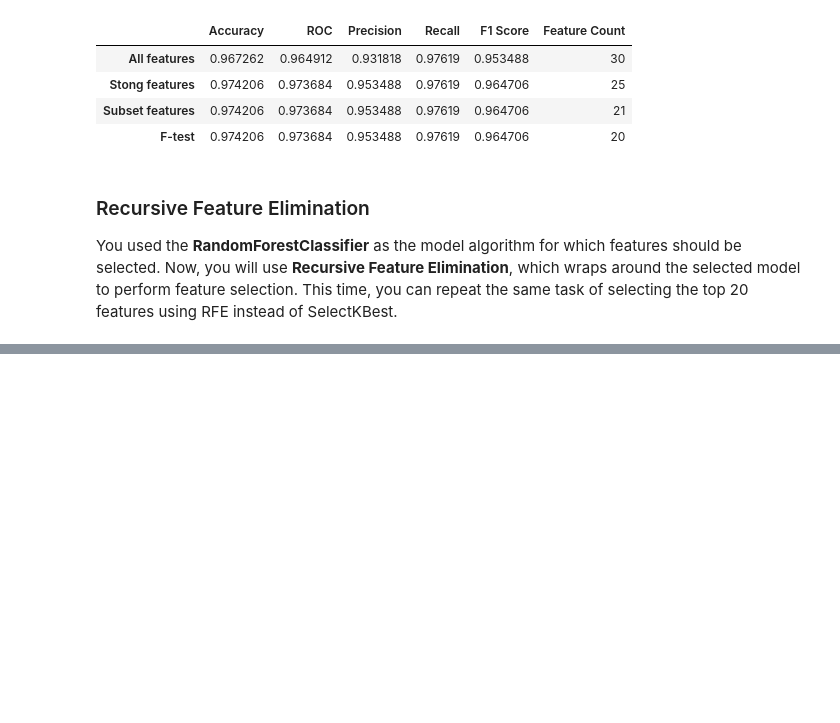
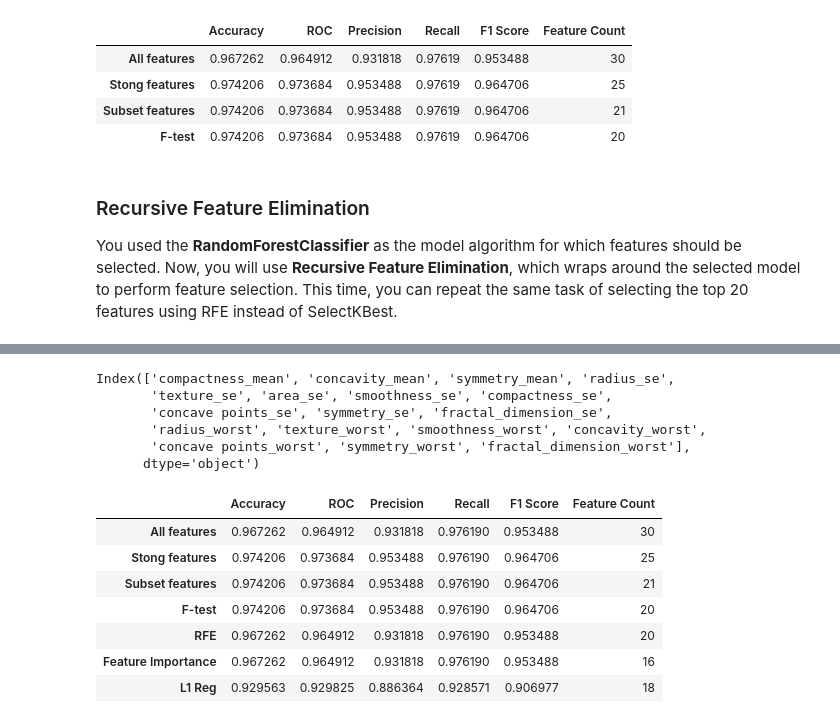
Before and after one commit to hsuyuming/Learning_ML, a Jupyter notebook: feature_selection/w2_lab_3_feature_selection.ipynb, the cells around one changed output, grey strips where cells are left out. Cells and saved outputs as stored; diff of their text form; code cells hidden in the pictures; blank space fills up the shorter version.

```diff
--- a/feature_selection/w2_lab_3_feature_selection.ipynb
+++ b/feature_selection/w2_lab_3_feature_selection.ipynb
@@ -390,0 +465,8 @@ def run_rfe():
+# %%
+# Calculate and check model metrics
+feat_imp_eval_df = evaluate_model_on_features(df[feature_imp_feature_names], Y)
+feat_imp_eval_df.index = ['Feature Importance']
+
+# Append to results and display
+results = results.append(feat_imp_eval_df)
+results.head(n=10)
@@ -390,0 +485,45 @@ def run_rfe():
+# %%
+def run_l1_regularization():
+    # Split train and test set
+    x_train, x_test, y_train, y_test = train_test_split(X, Y, test_size = 0.2,stratify=Y, random_state = 123)
+
+    # All features of dataset are float values. You normalize all features of the train and test dataset here.
+    scaler = StandardScaler().fit(x_train)
+    X_train_scaled = scaler.transform(x_train)
+    X_test_scaled = scaler.transform(x_test)
+
+    # Select L1 regulated features from LinearSVC output
+    selection = SelectFromModel(LinearSVC(C=1, penalty='l1', dual=False))
+    selection.fit(x_train_scaled, y_train)
+
+    feature_names = df.drop("diagnosis_int",1 ).columns[(selection.get_support())]
+
+    return feature_names
+# %%
+l1reg_feature_names = run_l1_regularization()
+# %%
+l1reg_feature_names
+# %% [output]
+Index(['compactness_mean', 'concavity_mean', 'symmetry_mean', 'radius_se',
+       'texture_se', 'area_se', 'smoothness_se', 'compactness_se',
+       'concave points_se', 'symmetry_se', 'fractal_dimension_se',
+       'radius_worst', 'texture_worst', 'smoothness_worst', 'concavity_worst',
+       'concave points_worst', 'symmetry_worst', 'fractal_dimension_worst'],
+      dtype='object')
+# %%
+# Calculate and check model metrics
+l1reg_eval_df = evaluate_model_on_features(df[l1reg_feature_names], Y)
+l1reg_eval_df.index = ['L1 Reg']
+
+# Append to results and display
+results = results.append(l1reg_eval_df)
+results.head(n=10)
+# %% [output]
+|  | Accuracy | ROC | Precision | Recall | F1 Score | Feature Count |
+| All features | 0.967262 | 0.964912 | 0.931818 | 0.976190 | 0.953488 | 30 |
+| Stong features | 0.974206 | 0.973684 | 0.953488 | 0.976190 | 0.964706 | 25 |
+| Subset features | 0.974206 | 0.973684 | 0.953488 | 0.976190 | 0.964706 | 21 |
+| F-test | 0.974206 | 0.973684 | 0.953488 | 0.976190 | 0.964706 | 20 |
+| RFE | 0.967262 | 0.964912 | 0.931818 | 0.976190 | 0.953488 | 20 |
+| Feature Importance | 0.967262 | 0.964912 | 0.931818 | 0.976190 | 0.953488 | 16 |
+| L1 Reg | 0.929563 | 0.929825 | 0.886364 | 0.928571 | 0.906977 | 18 |
```
Also changed, not shown: parts of 10 cells of this notebook.
